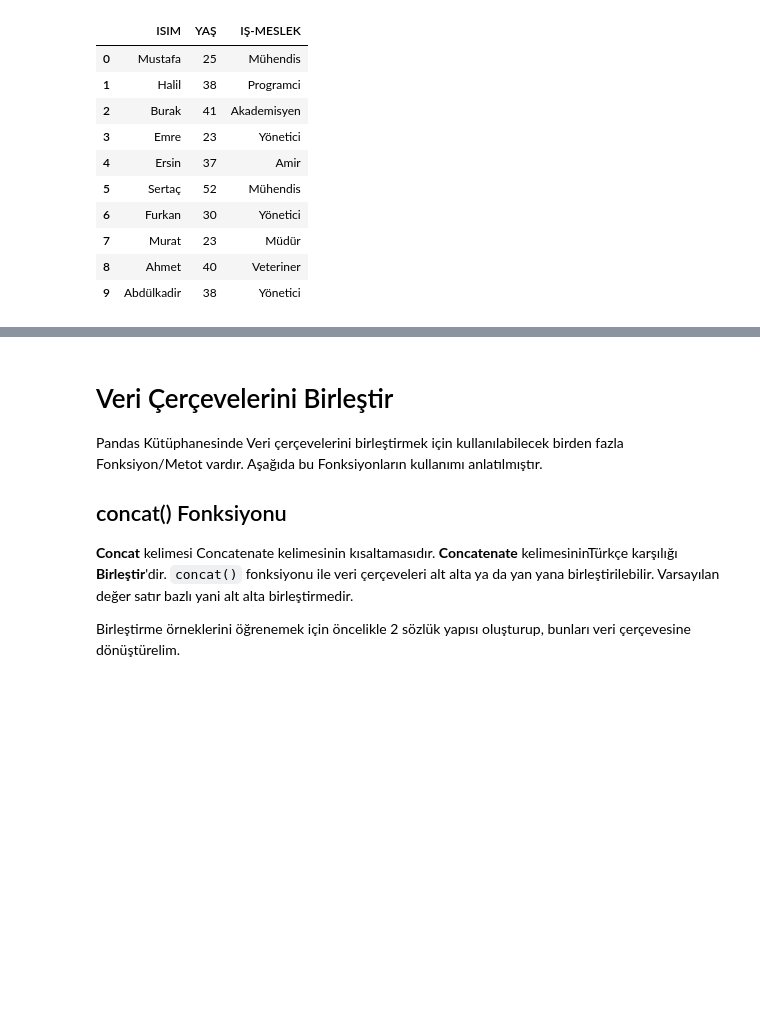
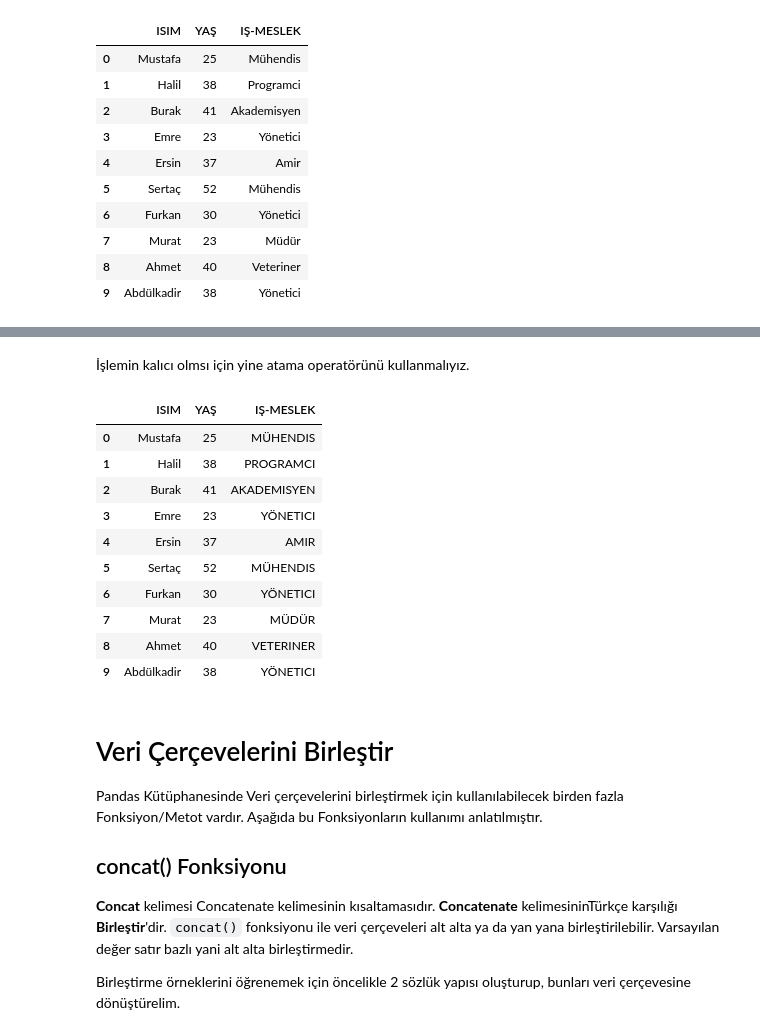
Before and after one commit to mhalil/Pandas_Notlari, a Jupyter notebook: Duzenleme_Yontemleri.ipynb, the cells around one changed output, grey strips where cells are left out. Saved outputs shown, nothing was run; the diff lists cells and outputs as text; code cells hidden in the pictures; blank space fills up the shorter version.

Commit message:
apply() Fonksiyonu eklendi

```diff
--- a/Duzenleme_Yontemleri.ipynb
+++ b/Duzenleme_Yontemleri.ipynb
@@ -461,0 +467,5 @@ veri
+# %%
+def buyuk_harf(x):
+    return x.upper()
+
+veri["IŞ-MESLEK"].apply(buyuk_harf)
@@ -462,3 +484,20 @@ veri
+# %% [markdown]
+İşlemin kalıcı olmsı için yine atama operatörünü kullanmalıyız.
+# %%
+veri["IŞ-MESLEK"] = veri["IŞ-MESLEK"].apply(buyuk_harf)
+veri
+# %% [output]
+|  | ISIM | YAŞ | IŞ-MESLEK |
+| 0 | Mustafa | 25 | MÜHENDIS |
+| 1 | Halil | 38 | PROGRAMCI |
+| 2 | Burak | 41 | AKADEMISYEN |
+| 3 | Emre | 23 | YÖNETICI |
+| 4 | Ersin | 37 | AMIR |
+| 5 | Sertaç | 52 | MÜHENDIS |
+| 6 | Furkan | 30 | YÖNETICI |
+| 7 | Murat | 23 | MÜDÜR |
+| 8 | Ahmet | 40 | VETERINER |
+| 9 | Abdülkadir | 38 | YÖNETICI |
 # %% [markdown]
 # Veri Çerçevelerini Birleştir
 Pandas Kütüphanesinde Veri çerçevelerini birleştirmek için kullanılabilecek birden fazla Fonksiyon/Metot vardır. Aşağıda bu Fonksiyonların kullanımı anlatılmıştır.
```
Also changed, not shown: parts of 2 cells of this notebook, 1 other file.
